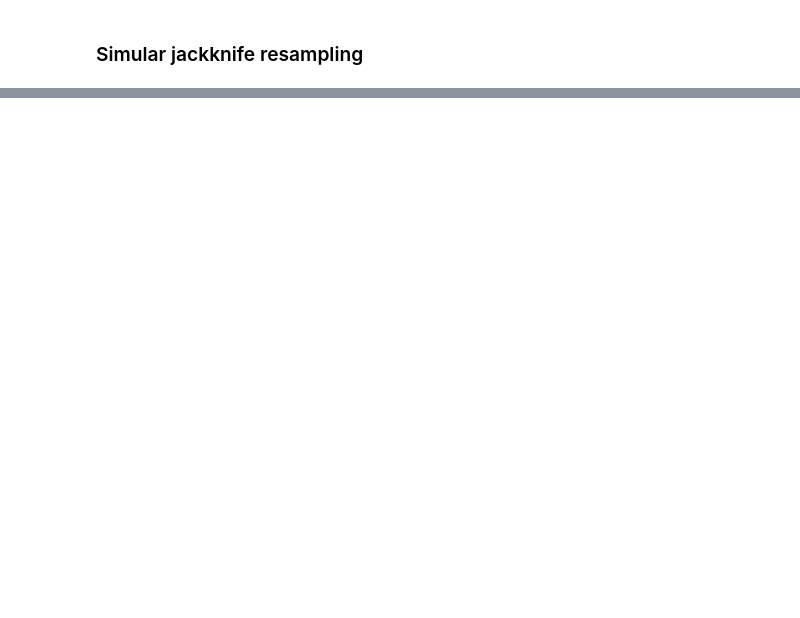
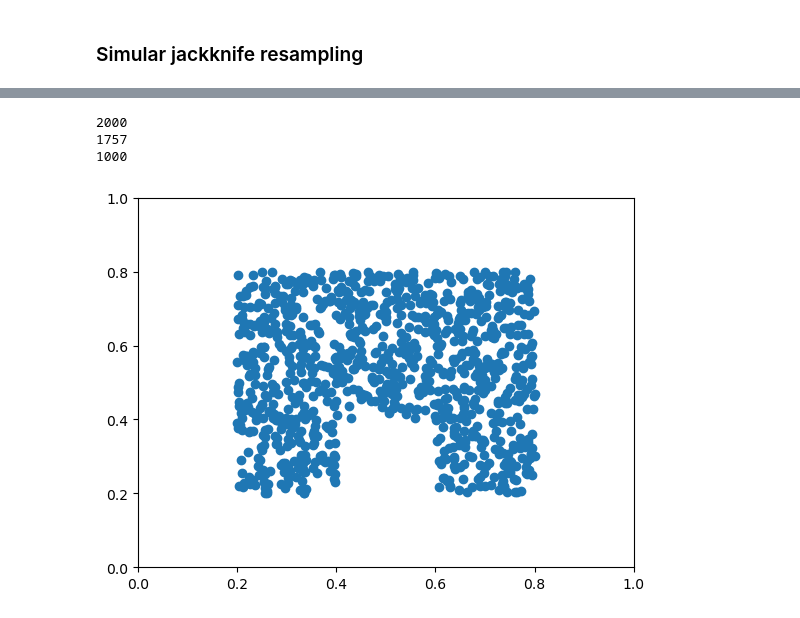
Before and after one commit to FedeDavilaKurban/VPF, a Jupyter notebook: testingJKresampling_2D.ipynb, the cells around one changed output, grey strips where cells are left out. Drawn from its saved outputs; the diff is of its cells as text; code cells hidden in the pictures; blank space fills up the shorter version.

Commit message:
added notebook with plots and implemented JKresampling

```diff
--- a/testingJKresampling_2D.ipynb
+++ b/testingJKresampling_2D.ipynb
@@ -76,0 +77,37 @@ plt.show()
+# %%
+lbox = 1
+n = 1000
+r = 0.2
+a = r
+b = lbox-r
+spheres = (b-a)*np.random.rand(n,2) + a
+l = lbox/4 #side length of cell
+n_ = int(n+2*n*(l/lbox)**3) #overhead of centers to then strip off
+n_ = n*2
+spheres = (b-a)*np.random.rand(n_,3) + a
+print(len(spheres))
+#Esto está en 2D
+mask_x2 = (spheres[:,0] < .6)
+mask_x1 = (spheres[:,0] > .4)
+mask_y2 = (spheres[:,1] < .4)
+mask_y1 = (spheres[:,1] > .2)
+mask_x = np.logical_and(mask_x1,mask_x2)
+mask_y = np.logical_and(mask_y1,mask_y2)
+mask_xy = np.logical_and(mask_x,mask_y)
+
+mask = np.invert(mask_xy)
+sph = spheres[mask,:]
+print(len(sph))
+sph = sph[:n]
+#sph = np.delete(spheres, mask, axis=0)
+print(len(sph))
+import matplotlib.pyplot as plt
+plt.xlim([0,lbox])
+plt.ylim([0,lbox])
+plt.scatter(sph[:,0],sph[:,1])
+plt.show()
+# %% [output]
+2000
+1757
+1000
+[figure, added]
```
Also changed, not shown: parts of 3 cells of this notebook, 6 other files.
